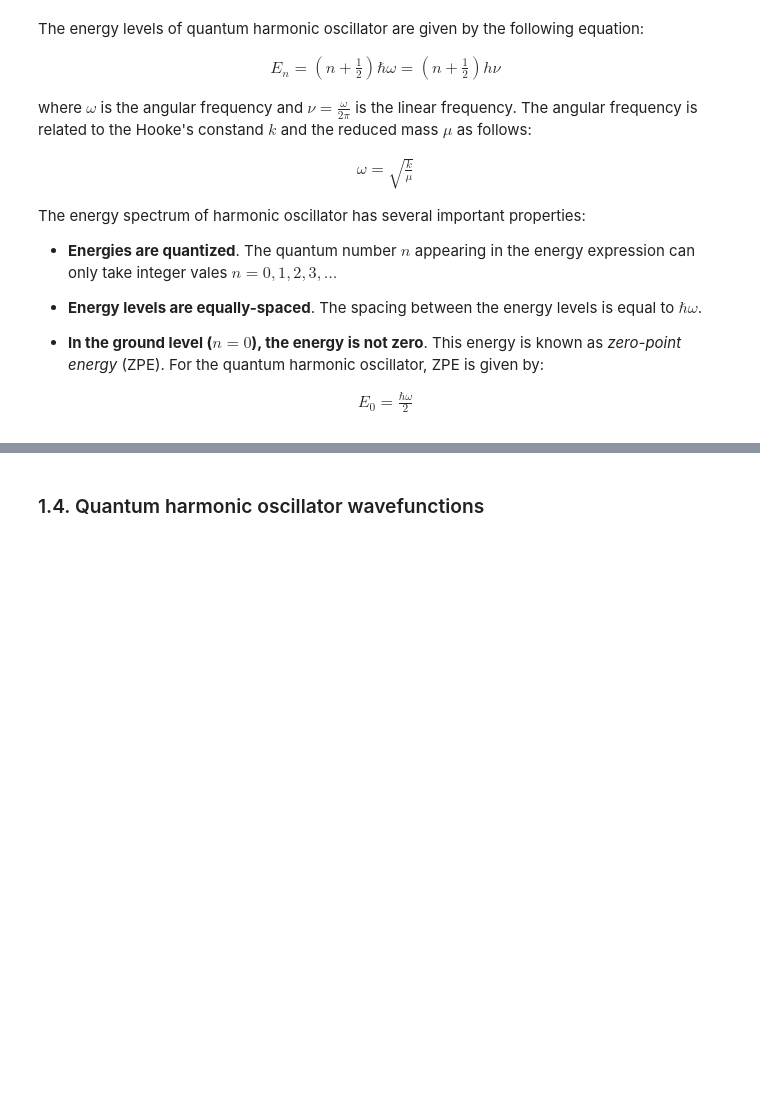
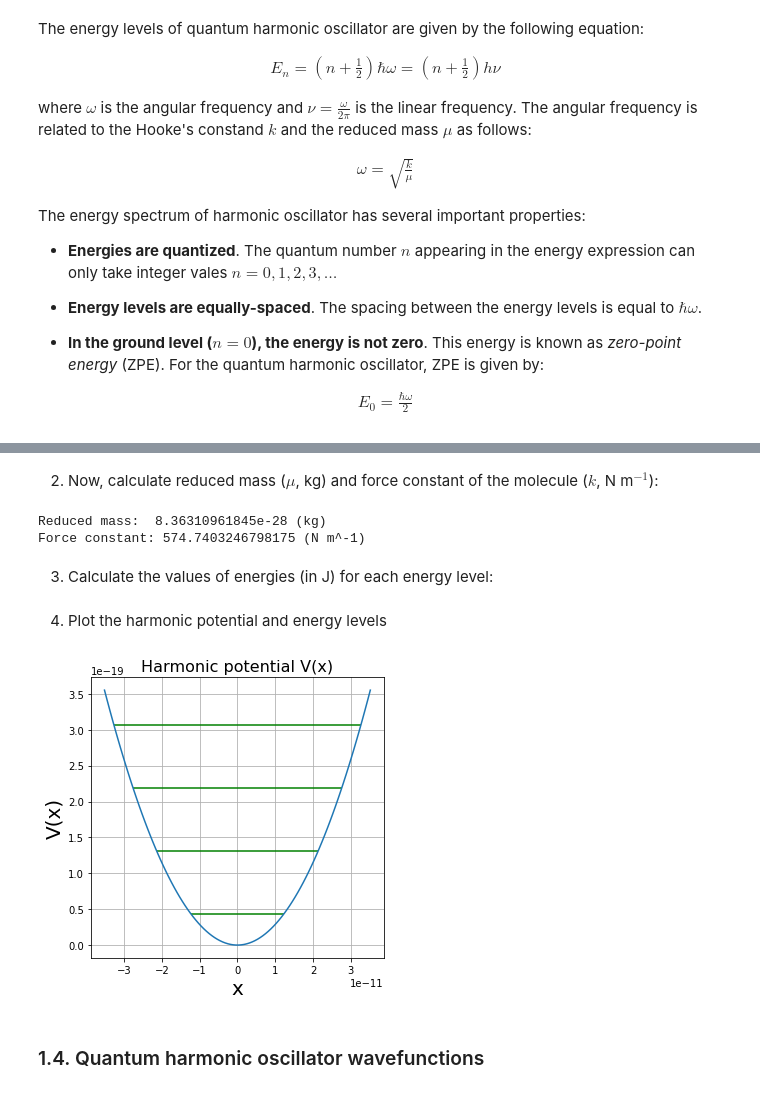
Before and after one commit to sokolov-group/jupyter_handouts, a Jupyter notebook: 02_harmonic_oscillator/02_harmonic_oscillator.ipynb, the cells around one changed output, grey strips where cells are left out. Saved outputs shown, nothing was run; the diff lists cells and outputs as text; code cells hidden in the pictures; blank space fills up the shorter version.

Commit message:
Added example for calculating harmonic potential and energy levels

```diff
--- a/02_harmonic_oscillator/02_harmonic_oscillator.ipynb
+++ b/02_harmonic_oscillator/02_harmonic_oscillator.ipynb
@@ -129,3 +133,77 @@ E_0 = \frac{\hbar\omega}{2}
+# %%
+# Parameters for H2
+nu_inv_cm = 4401.0 # Fundamental vibrational frequency (in cm^-1)
+m_1 = 1.0 # Mass of atom 1 (amu)
+m_2 = 1.0 # Mass of atom 2 (amu)
+#nu_inv_cm = 323.0 # Fundamental vibrational frequency (in cm^-1)
+#m_1 = 79 # Mass of atom 1 (amu)
+#m_2 = 79 # Mass of atom 2 (amu)
+n_levels = 4
+n_points = 100 # Number of points used for the plot
+# %% [markdown]
+2) Now, calculate reduced mass ($\mu$, kg) and force constant of the molecule ($k$, N m$^{-1}$):
+# %%
+# Import Python modules
+import numpy as np
+import scipy.constants
+import matplotlib.pyplot as plt
+
+# Physical constants
+speed_of_light = scipy.constants.speed_of_light # Speed of light
+proton_m = scipy.constants.proton_mass # Proton rest mass
+planck_const = scipy.constants.Planck
+
+# Convert vibrational frequency in SI units (m^1)
+nu_inv_m = nu_inv_cm * 100
+
+red_mass = m_1 * m_2 / (m_1 + m_2) # Reduced mass in amu
+red_mass *= proton_m # Reduced mass in kg
+
+force_const = red_mass * (2.0 * np.pi * speed_of_light * nu_inv_m)**2 # Force constant N m^-1
+
+print ("Reduced mass: ", red_mass, "(kg)")
+print ("Force constant:", force_const, "(N m^-1)")
+# %% [output]
+Reduced mass:  8.36310961845e-28 (kg)
+Force constant: 574.7403246798175 (N m^-1)
+# %% [markdown]
+3) Calculate the values of energies (in J) for each energy level:
+# %%
+nu = nu_inv_m * speed_of_light
+
+energy_levels = np.zeros(n_levels)
+
+for v in range(n_levels):
+    energy_levels[v] = planck_const * nu * (v + 0.5)
+# %% [markdown]
+4) Plot the harmonic potential and energy levels
+# %%
+# Define function to calculate harmonic potential for force constant k and position x
+def harmonic_potential(k,x):
+    return 0.5 * k * x**2
+
+# Define x points
+x_max = np.sqrt(2.0 * energy_levels / force_const)
+x_max = x_max[-1] + (x_max[-1] - x_max[-2]) / 2
+x_points = np.linspace(-x_max, x_max ,n_points)
+
+# Evaluate potential at each x
+V = harmonic_potential(force_const, x_points)
+
+# Set up graph and plot
+plt.figure(figsize=(5,5))
+for e in energy_levels:
+    e_x_max = np.sqrt(2.0 * e / force_const)
+    plt.hlines(e, -e_x_max, e_x_max, colors="green")
+
+plt.plot(x_points, V)
+plt.xlabel("x", fontsize=20)
+plt.ylabel("V(x)", fontsize=20)
+plt.title("Harmonic potential V(x)", fontsize=16)
+plt.tight_layout()
+plt.grid()
+# %% [output]
+[figure, added]
 # %% [markdown]
 ### 1.4. Quantum harmonic oscillator wavefunctions
 # %% [markdown]
```
Also changed, not shown: parts of 10 cells of this notebook.
